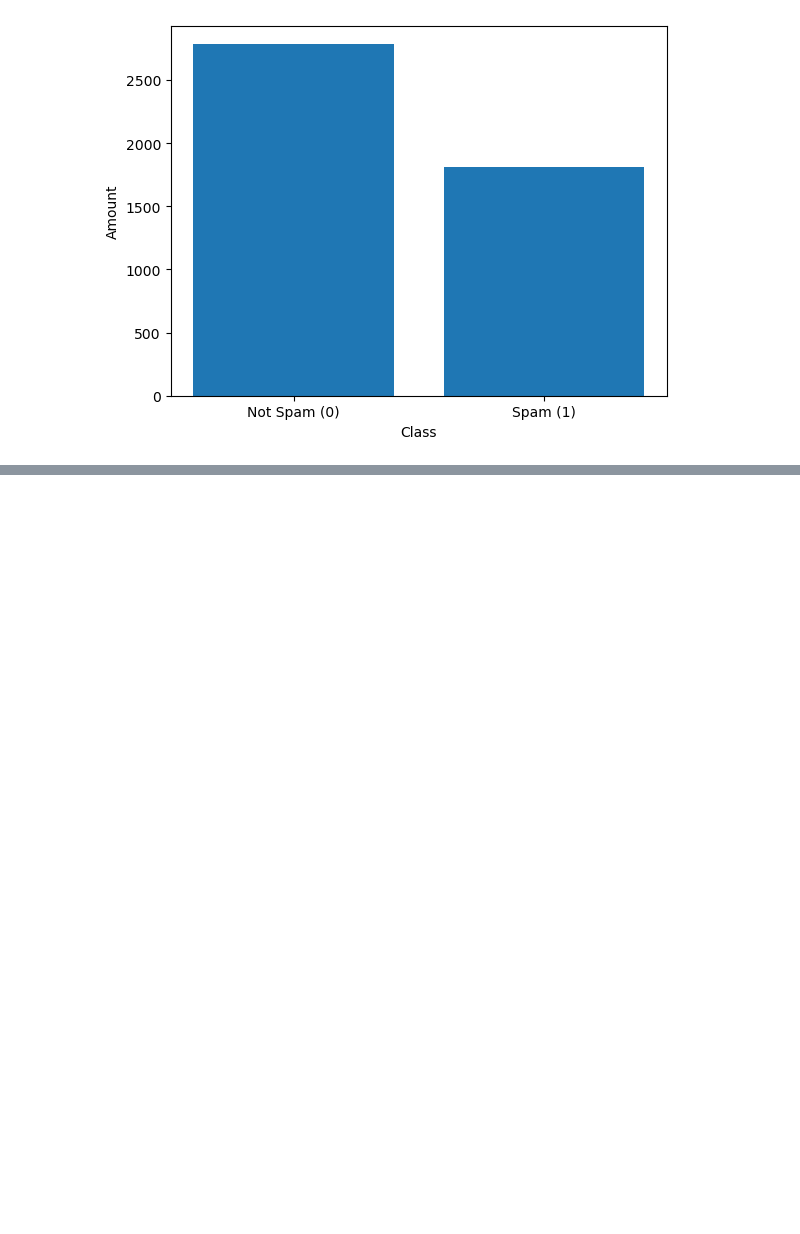
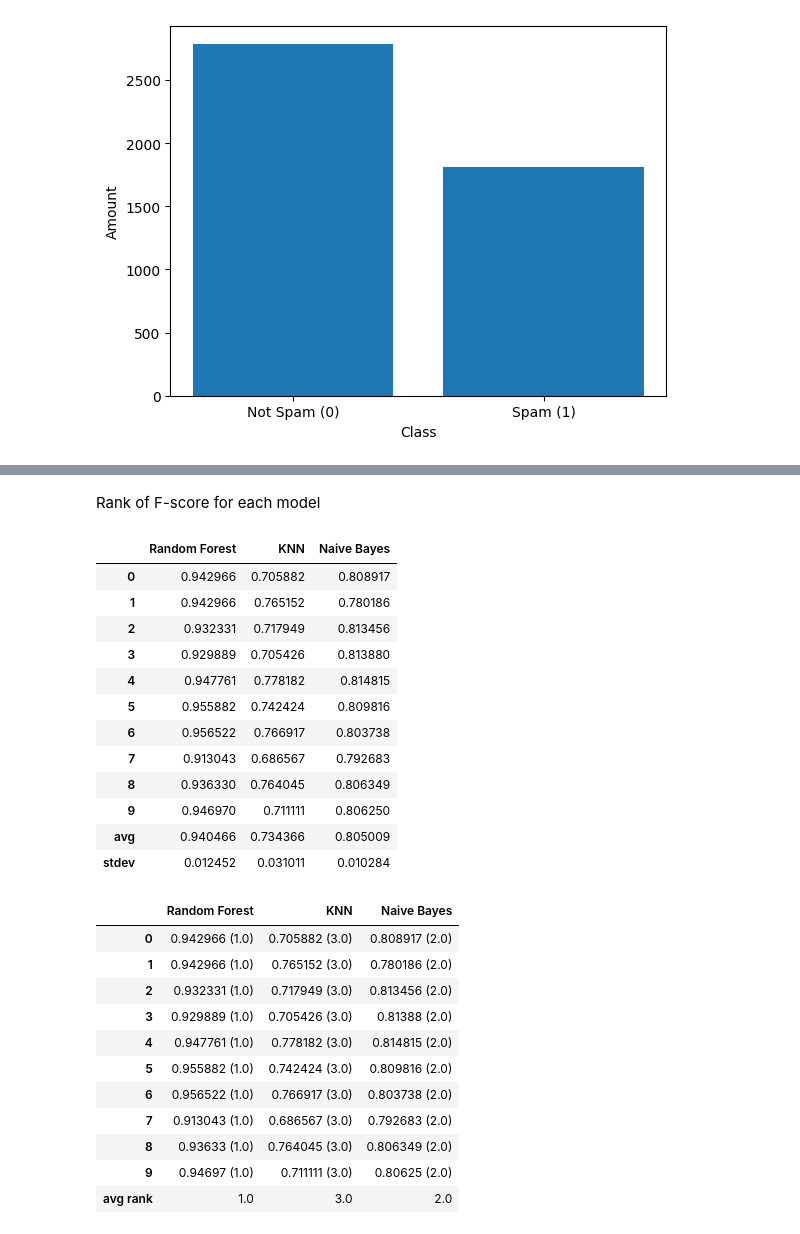
Before and after one commit to Mau-Gen/DV2638_Assignments, a Jupyter notebook: Assignment_2/assignment2.ipynb, the cells around one changed output, grey strips where cells are left out. Cells and saved outputs as stored; diff of their text form; code cells hidden in the pictures; blank space fills up the shorter version.

```diff
--- a/Assignment_2/assignment2.ipynb
+++ b/Assignment_2/assignment2.ipynb
@@ -152 +149,72 @@ print(mean_rank)
+# %% [markdown]
+Rank of F-score for each model
+# %%
+f1_df = pd.DataFrame()
+
+f1_df["Random Forest"] = scores_RF["test_f1"].round(6)
+f1_df["KNN"] = scores_KNN["test_f1"].round(6)
+f1_df["Naive Bayes"] = scores_NB["test_f1"].round(6)
+f1_tot = f1_df.copy()
+
+f1_tot.loc["avg"] = [np.mean(scores_RF["test_f1"]), np.mean(scores_KNN["test_f1"]), np.mean(scores_NB["test_f1"])]
+f1_tot.loc["stdev"] = [np.std(scores_RF["test_f1"]), np.std(scores_KNN["test_f1"]), np.std(scores_NB["test_f1"])]
+
+display(f1_tot)
+f1_ranked_df = pd.DataFrame()
+f1_ranks = pd.DataFrame(rankdata(-f1_df, method="average", axis=1))
+
+
+f1_ranked_df["Random Forest"] = (
+    f1_df["Random Forest"].astype(str)
+    + " "
+    + "("
+    + f1_ranks[0].astype(str)
+    + ")"
+)
+
+f1_ranked_df["KNN"] = (
+    f1_df["KNN"].astype(str)
+    + " "
+    + "("
+    + f1_ranks[1].astype(str)
+    + ")"
+)
+
+f1_ranked_df["Naive Bayes"] = (
+    f1_df["Naive Bayes"].astype(str)
+    + " "
+    + "("
+    + f1_ranks[2].astype(str)
+    + ")"
+)
+f1_ranked_df.loc["avg rank"] = [np.mean(f1_ranks[0]), np.mean(f1_ranks[1]), np.mean(f1_ranks[2])]
+
+
+display(f1_ranked_df)
+# %% [output]
+|  | Random Forest | KNN | Naive Bayes |
+| 0 | 0.942966 | 0.705882 | 0.808917 |
+| 1 | 0.942966 | 0.765152 | 0.780186 |
+| 2 | 0.932331 | 0.717949 | 0.813456 |
+| 3 | 0.929889 | 0.705426 | 0.813880 |
+| 4 | 0.947761 | 0.778182 | 0.814815 |
+| 5 | 0.955882 | 0.742424 | 0.809816 |
+| 6 | 0.956522 | 0.766917 | 0.803738 |
+| 7 | 0.913043 | 0.686567 | 0.792683 |
+| 8 | 0.936330 | 0.764045 | 0.806349 |
+| 9 | 0.946970 | 0.711111 | 0.806250 |
+| avg | 0.940466 | 0.734366 | 0.805009 |
+| stdev | 0.012452 | 0.031011 | 0.010284 |
+|  | Random Forest | KNN | Naive Bayes |
+| 0 | 0.942966 (1.0) | 0.705882 (3.0) | 0.808917 (2.0) |
+| 1 | 0.942966 (1.0) | 0.765152 (3.0) | 0.780186 (2.0) |
+| 2 | 0.932331 (1.0) | 0.717949 (3.0) | 0.813456 (2.0) |
+| 3 | 0.929889 (1.0) | 0.705426 (3.0) | 0.81388 (2.0) |
+| 4 | 0.947761 (1.0) | 0.778182 (3.0) | 0.814815 (2.0) |
+| 5 | 0.955882 (1.0) | 0.742424 (3.0) | 0.809816 (2.0) |
+| 6 | 0.956522 (1.0) | 0.766917 (3.0) | 0.803738 (2.0) |
+| 7 | 0.913043 (1.0) | 0.686567 (3.0) | 0.792683 (2.0) |
+| 8 | 0.93633 (1.0) | 0.764045 (3.0) | 0.806349 (2.0) |
+| 9 | 0.94697 (1.0) | 0.711111 (3.0) | 0.80625 (2.0) |
+| avg rank | 1.0 | 3.0 | 2.0 |
 # %% [markdown]
```
Also changed, not shown: parts of 10 cells of this notebook.
